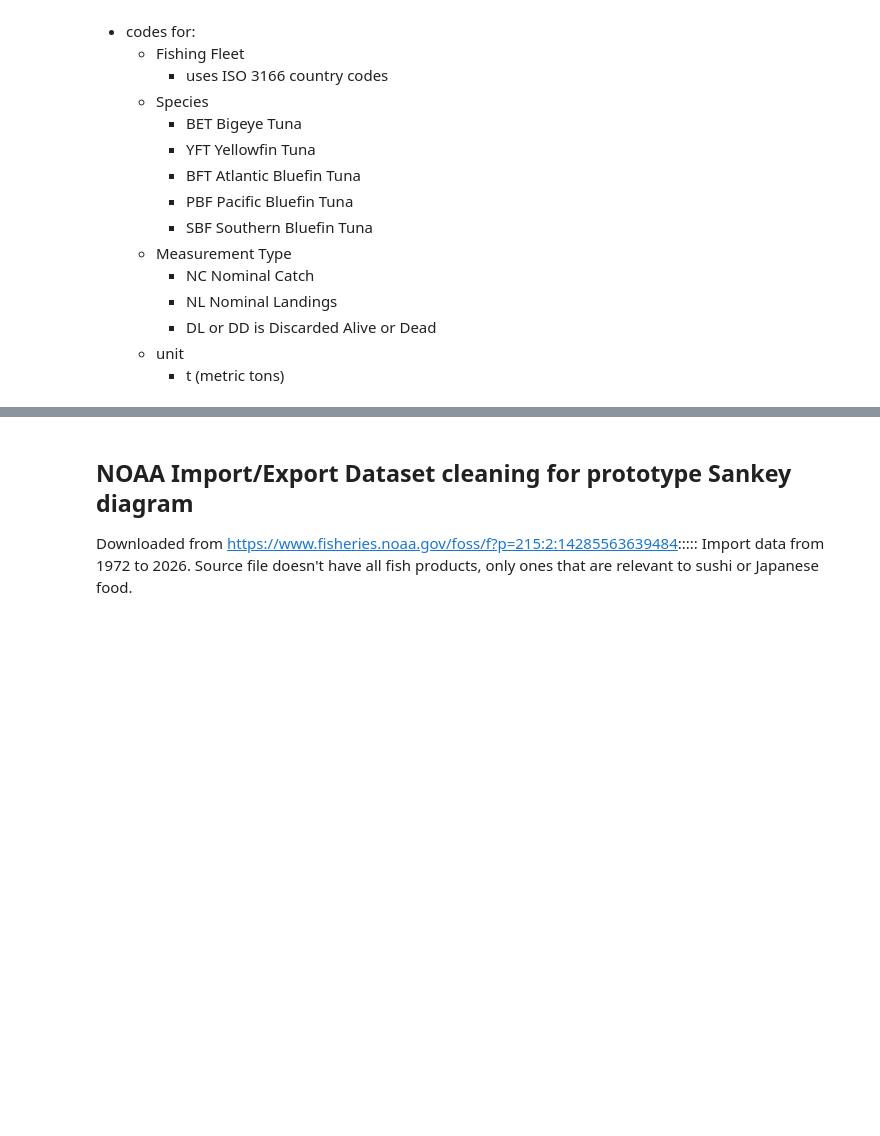
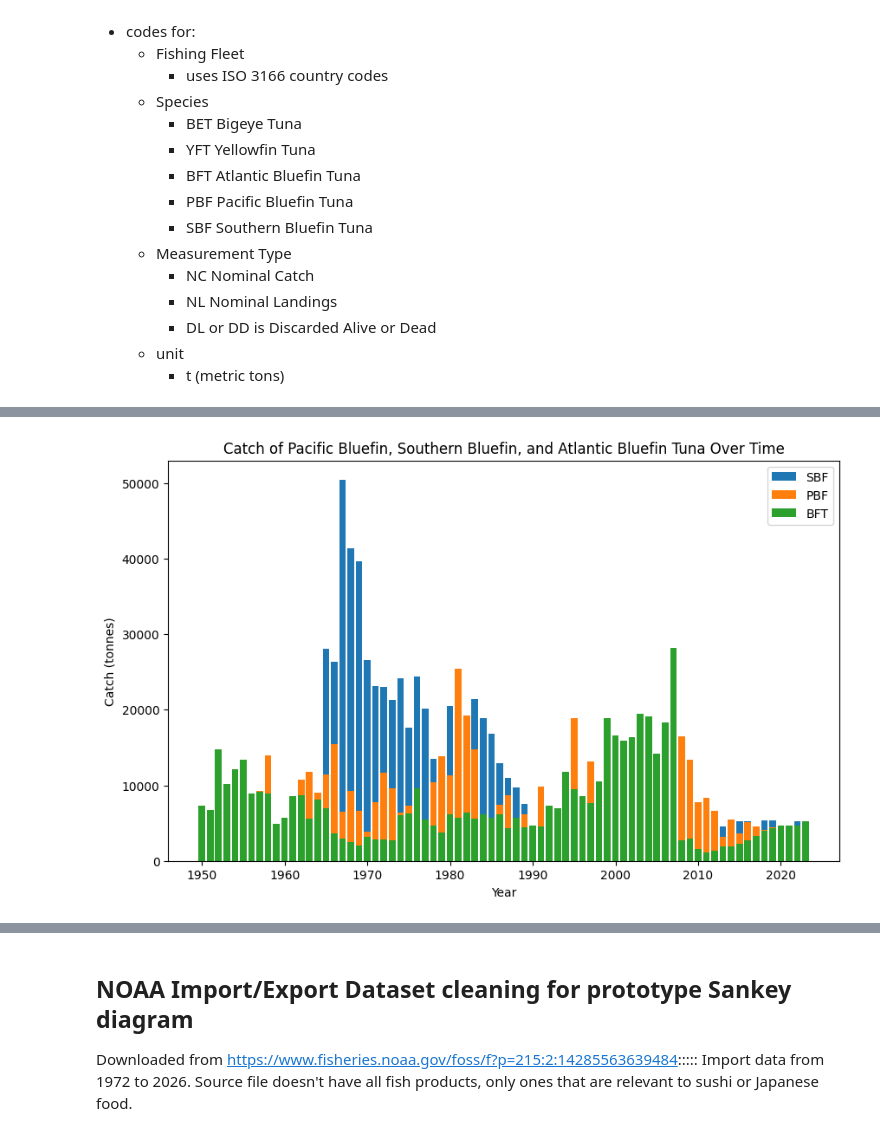
Before and after one commit to nmolnar-parsons/thesis, a Jupyter notebook: data_exploring.ipynb, the cells around one changed output, grey strips where cells are left out. Drawn from its saved outputs; the diff is of its cells as text; code cells hidden in the pictures; blank space fills up the shorter version.

```diff
--- a/data_exploring.ipynb
+++ b/data_exploring.ipynb
@@ -37,3 +44,18 @@ fao_all.head()
+# %%
+#graph PBF (Pacific Bluefin), Southern bluefin tuna (SBF), Atlantic bluefin tuna (BFT) catch over time
+fao_3bluefin = fao_all[fao_all["species"].isin(["PBF", "SBF", "BFT"])]
+#barplot of measurement_value by year and species
+plt.figure(figsize=(10, 6))
+for species in fao_3bluefin["species"].unique():
+    species_data = fao_3bluefin[fao_3bluefin["species"] == species]
+    plt.bar(species_data["year"], species_data["measurement_value"], label=species)
+plt.xlabel("Year")
+plt.ylabel("Catch (tonnes)")
+plt.title("Catch of Pacific Bluefin, Southern Bluefin, and Atlantic Bluefin Tuna Over Time")
+plt.legend()
+plt.show()
+# %% [output]
+[figure, added]
 # %%
 #atlantic bluefin tuna subset
 atlantic_bluefin_tuna = fao_all[fao_all["species"].str.contains("BFT", case=False, na=False)]
```
Also changed, not shown: parts of 15 cells of this notebook, 9 other files.
